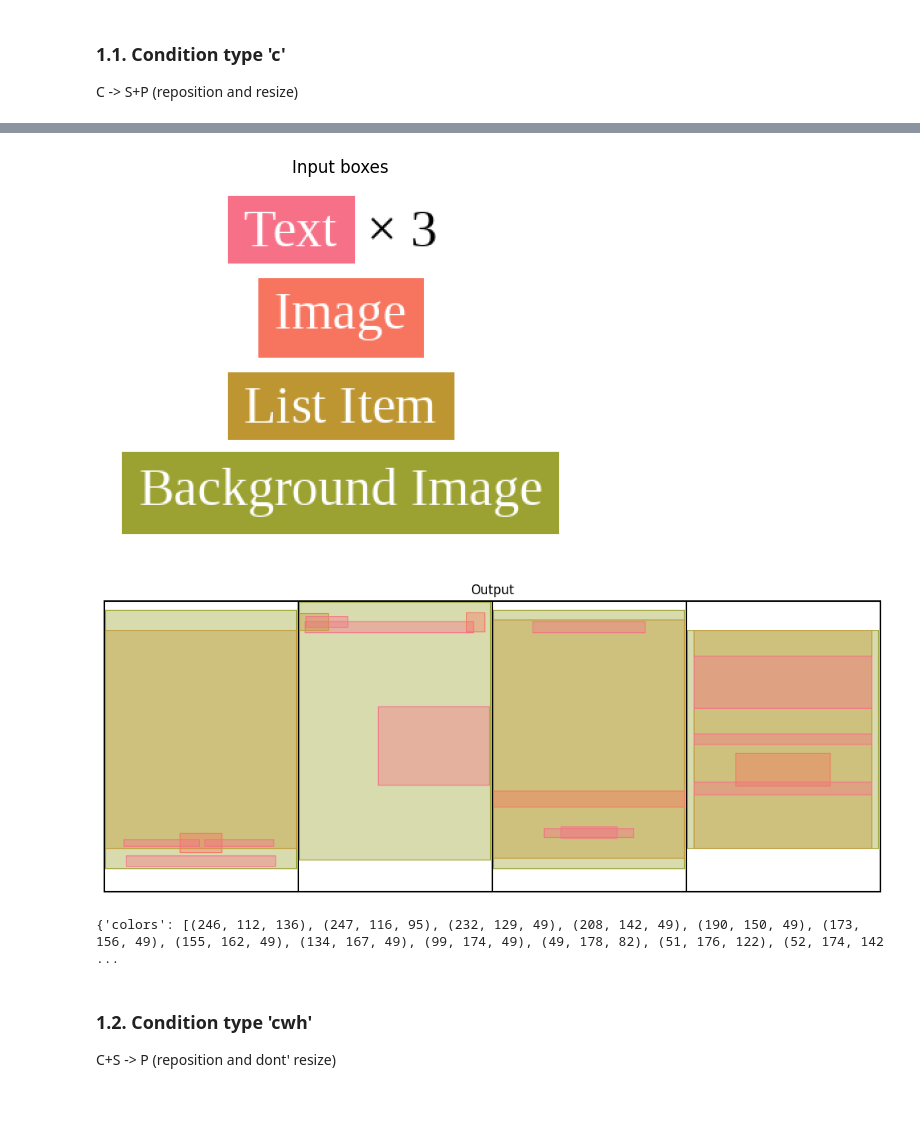
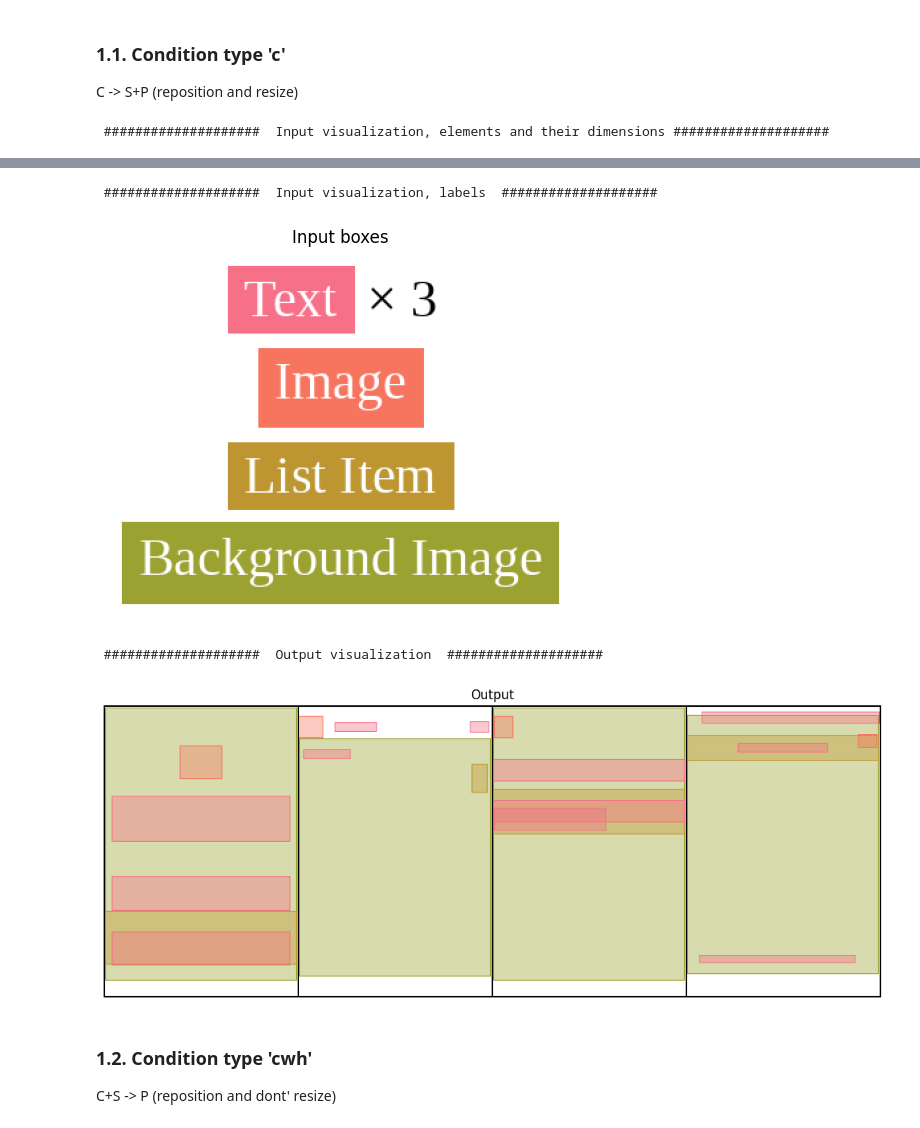
Before and after one commit to matthiaskozubal/layout-dm, a Jupyter notebook: notebooks/demo_custom_input.ipynb, the cells around one changed output, grey strips where cells are left out. Saved outputs shown, nothing was run; the diff lists cells and outputs as text; code cells hidden in the pictures.

```diff
--- a/notebooks/demo_custom_input.ipynb
+++ b/notebooks/demo_custom_input.ipynb
@@ -49,5 +136,5 @@ labels: tensor([0, 1, 6, 4, 0, 0])
 # %% [markdown]
 ## 2. generate based on files from input directory
 # %%
-custom_input_from_data_directory, list_files, canvas_dimensions = generate_input_from__directory(verbatim=True)
+custom_input_from_data_directory, list_files, canvas_dimensions = generate_input_from_directory(verbatim=True)
 # %% [output]
@@ -77,12 +164,14 @@ test1.txt
 ### 1.1. Condition type 'c'
 C -> S+P (reposition and resize)
 # %%
-pred = predict_layout(custom_input_from_tensor_default, model_name='layoutdm_rico', cond_type='c', plot_images=True, verbatim=True)
+pred, _ = predict_layout(custom_input_from_tensor_default, list_files, model_name='layoutdm_rico', cond_type='c', verbatim=True, save_output=False)
 # %% [output]
+ ####################  Input visualization, elements and their dimensions ####################
 [figure]
+ ####################  Input visualization, labels  ####################
 [figure]
+ ####################  Output visualization  ####################
-[figure, old version]
+[figure, new version]
-{'colors': [(246, 112, 136), (247, 116, 95), (232, 129, 49), (208, 142, 49), (190, 150, 49), (173, 156, 49), (155, 162, 49), (134, 167, 49), (99, 174, 49), (49, 178, 82), (51, 176, 122), (52, 174, 142 ...
 # %% [markdown]
 ### 1.2. Condition type 'cwh'
 C+S -> P (reposition and dont' resize)
```
Also changed, not shown: parts of 10 cells of this notebook, 23 other files.
